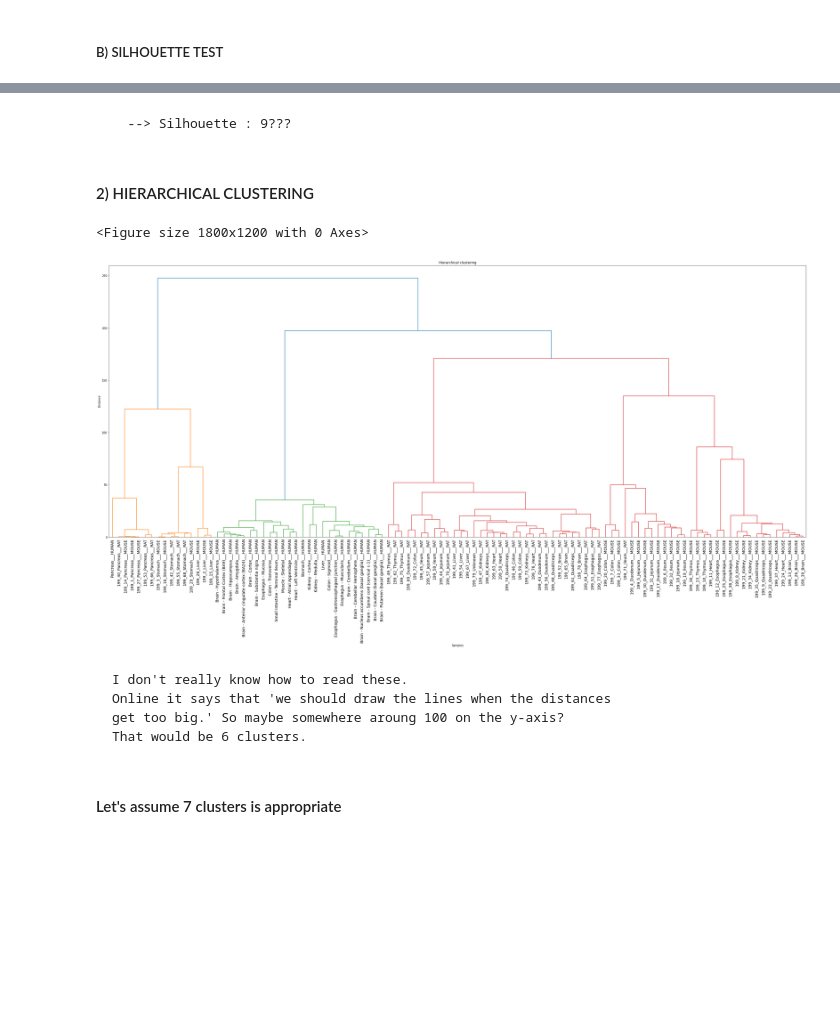
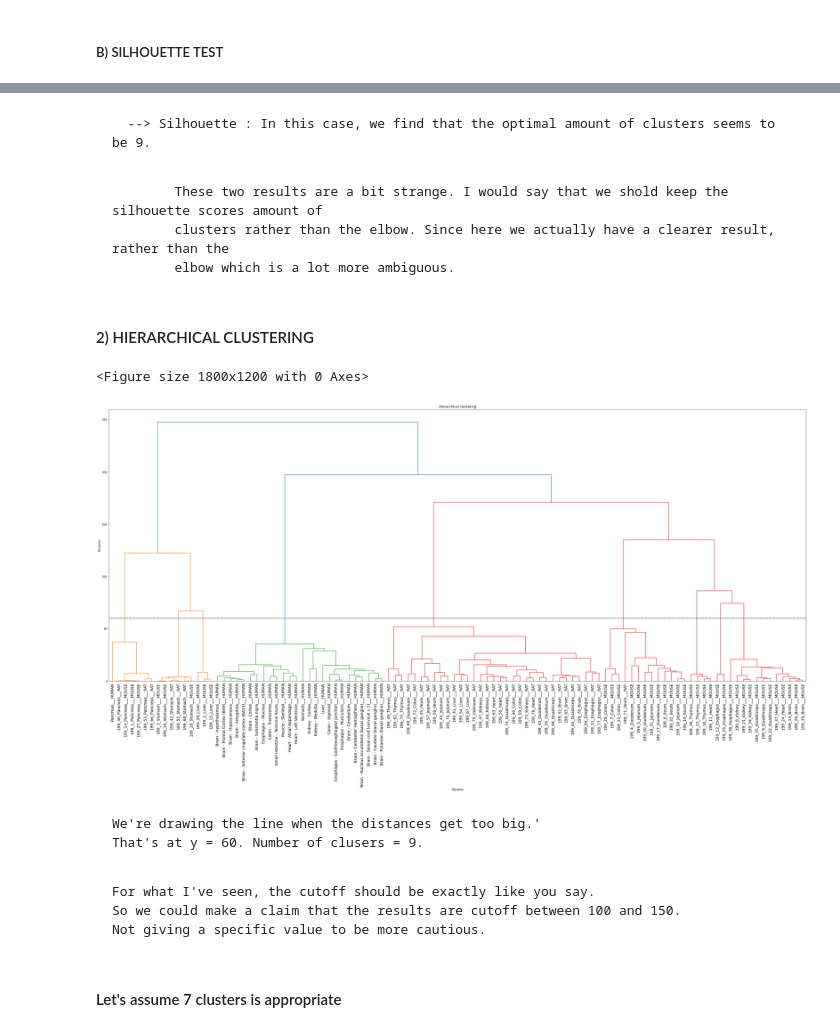
Before and after one commit to niqolla/dmi_2, a Jupyter notebook: I_Think_This_Works.ipynb, the cells around one changed output, grey strips where cells are left out. Saved outputs shown, nothing was run; the diff lists cells and outputs as text; code cells hidden in the pictures; blank space fills up the shorter version.

```diff
--- a/I_Think_This_Works.ipynb
+++ b/I_Think_This_Works.ipynb
@@ -208,27 +252,34 @@ plt.show()
-# %% [markdown]
-      --> Silhouette : 9???
+# %% [markdown]
+      --> Silhouette : In this case, we find that the optimal amount of clusters seems to be 9.
+# %% [markdown]
+            These two results are a bit strange. I would say that we shold keep the silhouette scores amount of
+            clusters rather than the elbow. Since here we actually have a clearer result, rather than the
+            elbow which is a lot more ambiguous.
 # %% [markdown]
 #### 2) HIERARCHICAL CLUSTERING
 # %%
 plt.figure(dpi=300)
 
 Z = linkage(result, method='ward')
 
 # Determine the optimal number of clusters using the dendrogram
 plt.figure(figsize=(45, 18))
 dendrogram(Z, labels=result.index, leaf_font_size=14)
+plt.axhline(y=60, color='black', linestyle='--')
 plt.xlabel('Samples')
 plt.ylabel('Distance')
 plt.title('Hierarchical clustering')
 plt.show()
 # %% [output]
 <Figure size 1800x1200 with 0 Axes>
-[figure, old version]
+[figure, new version]
-# %% [markdown]
-    I don't really know how to read these.
-    Online it says that 'we should draw the lines when the distances
-    get too big.' So maybe somewhere aroung 100 on the y-axis?
-    That would be 6 clusters.
+# %% [markdown]
+    We're drawing the line when the distances get too big.'
+    That's at y = 60. Number of clusers = 9.
+# %% [markdown]
+    For what I've seen, the cutoff should be exactly like you say.
+    So we could make a claim that the results are cutoff between 100 and 150.
+    Not giving a specific value to be more cautious.
 # %% [markdown]
 #### Let's assume 7 clusters is appropriate
 # %%
```
Also changed, not shown: parts of 36 cells of this notebook.
